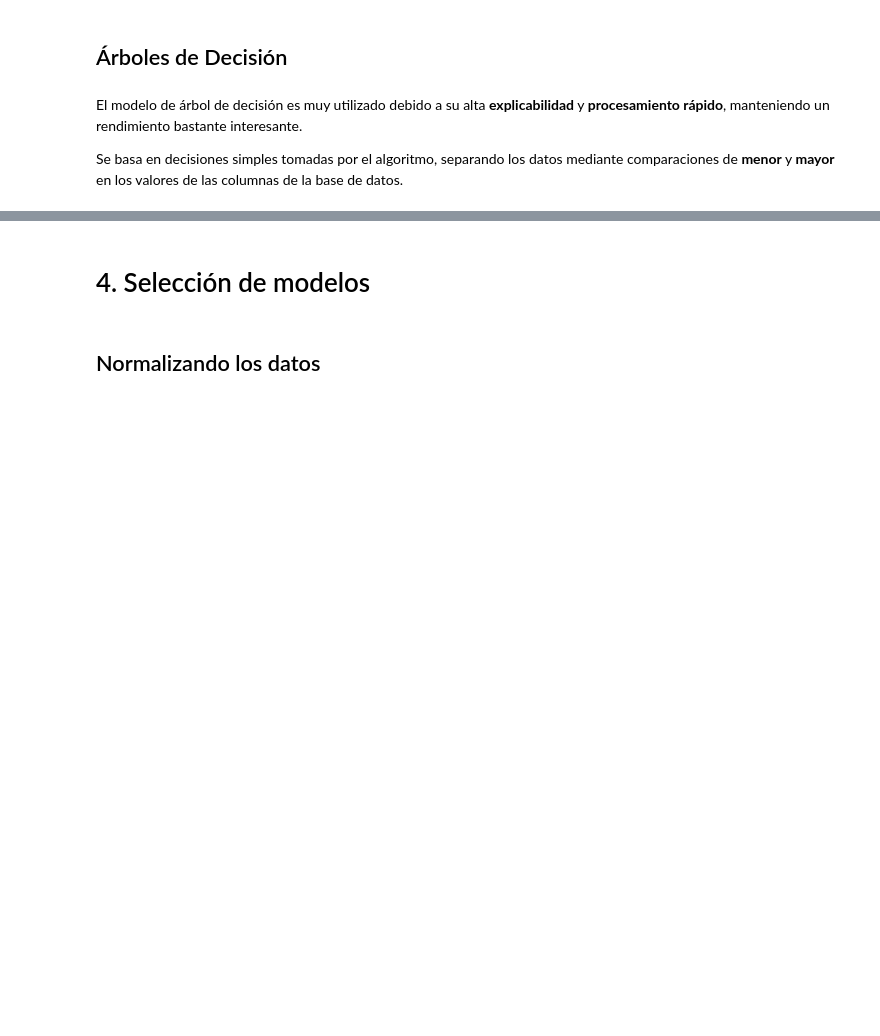
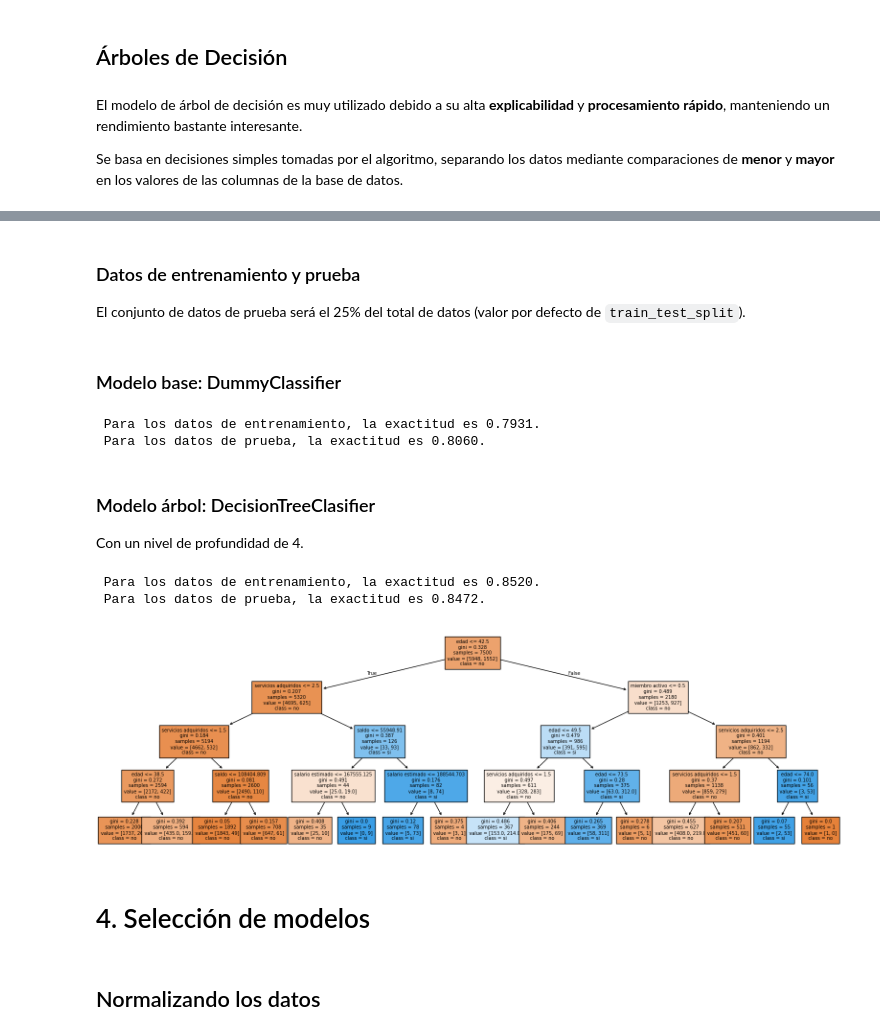
Before and after one commit to JLuceroVasquez/aprendiendo-a-clasificar-datos-con-ml, a Jupyter notebook: Clasificacion_primeros_pasos.ipynb, the cells around one changed output, grey strips where cells are left out. Saved outputs shown, nothing was run; the diff lists cells and outputs as text; code cells hidden in the pictures; blank space fills up the shorter version.

```diff
--- a/Clasificacion_primeros_pasos.ipynb
+++ b/Clasificacion_primeros_pasos.ipynb
@@ -533,3 +609,56 @@ valores_columnas = ['casado (a)',
+# %% [markdown]
+### Datos de entrenamiento y prueba
+El conjunto de datos de prueba será el 25% del total de datos (valor por defecto de `train_test_split`).
+# %%
+X_train_d, X_test_d, y_train_d, y_test_d = train_test_split(X_desafio, y_desafio, random_state=2)
+# %% [markdown]
+### Modelo base: DummyClassifier
+# %%
+modelo_dummy_d = DummyClassifier(strategy='most_frequent')
+
+modelo_dummy_d.fit(X_train_d, y_train_d)
+
+exactitud_entrenamiento = modelo_dummy_d.score(X_train_d, y_train_d)
+
+exactitud_prueba = modelo_dummy_d.score(X_test_d, y_test_d)
+
+print(f' Para los datos de entrenamiento, la exactitud es {exactitud_entrenamiento:.4f}.\n',
+      f'Para los datos de prueba, la exactitud es {exactitud_prueba:.4f}.')
+# %% [output]
+ Para los datos de entrenamiento, la exactitud es 0.7931.
+ Para los datos de prueba, la exactitud es 0.8060.
+# %% [markdown]
+### Modelo árbol: DecisionTreeClasifier
+Con un nivel de profundidad de 4.
+# %%
+modelo_arbol_d = DecisionTreeClassifier(max_depth=4, random_state=2)
+
+modelo_arbol_d.fit(X_train_d, y_train_d)
+
+exactitud_entrenamiento = modelo_arbol_d.score(X_train_d, y_train_d)
+
+exactitud_prueba = modelo_arbol_d.score(X_test_d, y_test_d)
+
+print(f' Para los datos de entrenamiento, la exactitud es {exactitud_entrenamiento:.4f}.\n',
+      f'Para los datos de prueba, la exactitud es {exactitud_prueba:.4f}.')
+# %% [output]
+ Para los datos de entrenamiento, la exactitud es 0.8520.
+ Para los datos de prueba, la exactitud es 0.8472.
+# %%
+valores_columnas_desafio = ['Alemania', 'España', 'Francia', 'sexo',
+                            'tiene tarjeta credito', 'miembro activo',
+                            'score credito', 'edad', 'años de cliente', 'saldo',
+                            'servicios adquiridos', 'salario estimado']
+# %%
+fig = plt.figure(figsize=(20,6))
+plot_tree(modelo_arbol_d,
+          feature_names=valores_columnas_desafio,
+          class_names=['no','si'],
+          filled=True,
+          fontsize=7)
+plt.show()
+# %% [output]
+[figure, added]
 # %% [markdown]
 # 4. Selección de modelos
 # %% [markdown]
```
Also changed, not shown: parts of 17 cells of this notebook.
